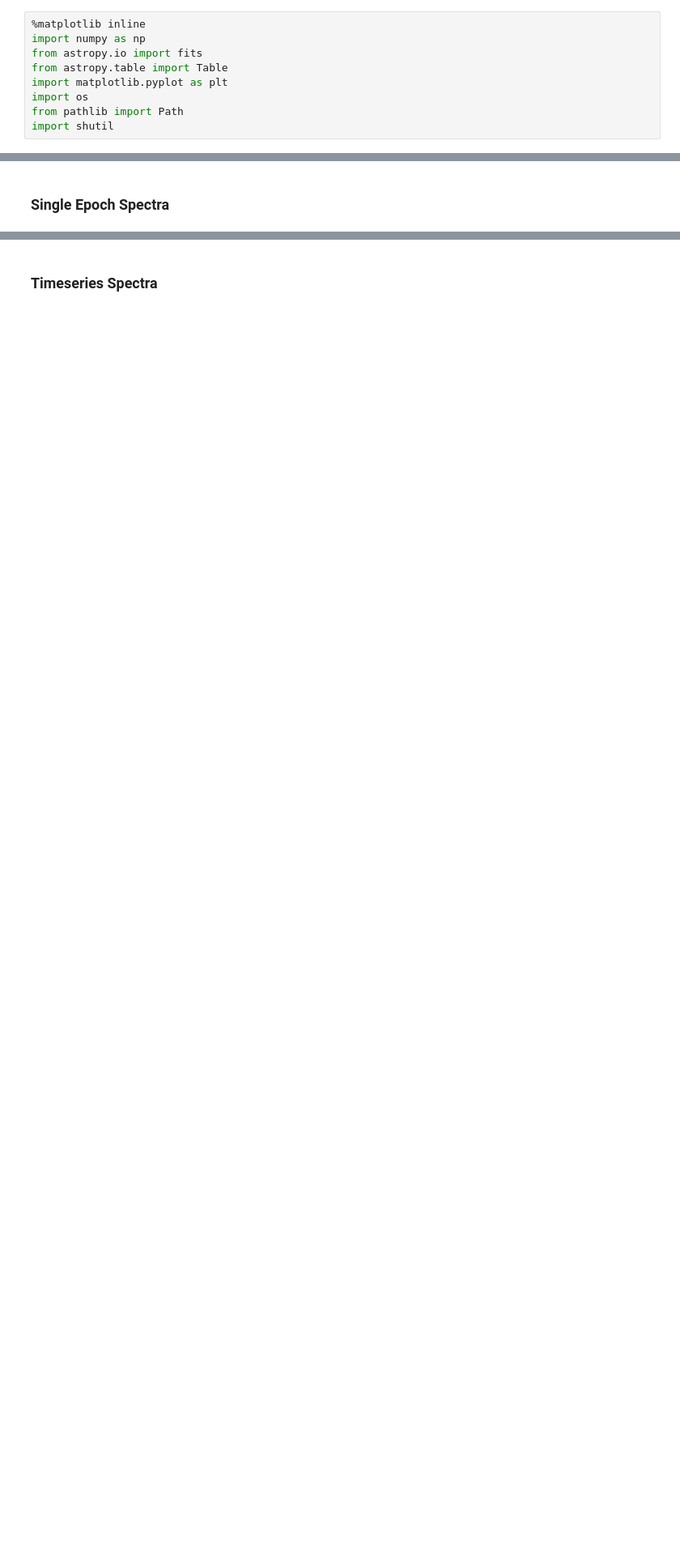
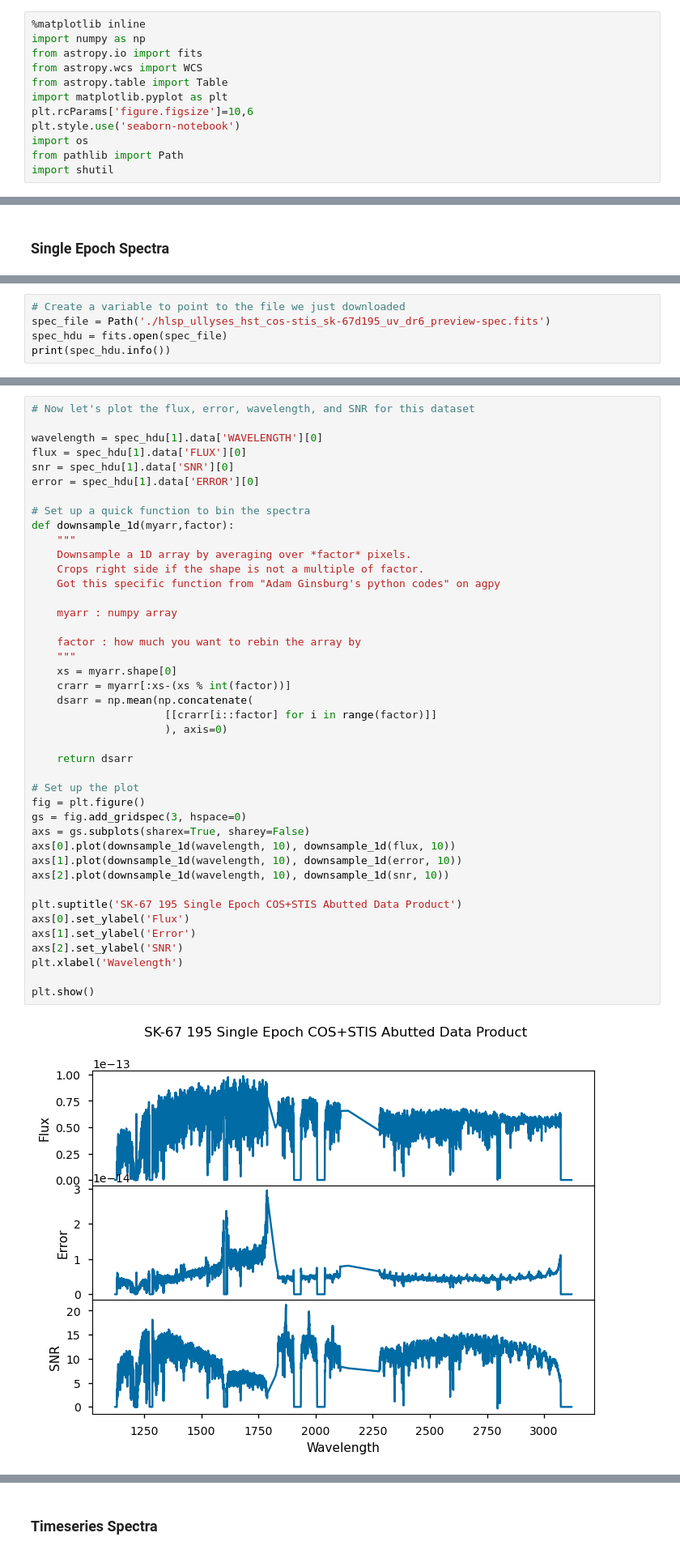
Before and after one commit to emsnyder/ullyses-fork, a Jupyter notebook: notebooks/ullyses-walkthrough.ipynb, the cells around one changed output, grey strips where cells are left out. Shown at 81% size. Cells and saved outputs as stored; diff of their text form; blank space fills up the shorter version.

Commit message:
added examples with real datasets

```diff
--- a/notebooks/ullyses-walkthrough.ipynb
+++ b/notebooks/ullyses-walkthrough.ipynb
@@ -55,8 +48,11 @@ Describe the libraries we're using here. If there's something unusual, explain w
 %matplotlib inline
 import numpy as np
 from astropy.io import fits
+from astropy.wcs import WCS
 from astropy.table import Table
 import matplotlib.pyplot as plt
+plt.rcParams['figure.figsize']=10,6
+plt.style.use('seaborn-notebook')
 import os
 from pathlib import Path
 import shutil
@@ -111,0 +159,5 @@ Spectral data and information is stored in two BINTABLE extensions:
+# %%
+# Create a variable to point to the file we just downloaded
+spec_file = Path('./hlsp_ullyses_hst_cos-stis_sk-67d195_uv_dr6_preview-spec.fits')
+spec_hdu = fits.open(spec_file)
+print(spec_hdu.info())
@@ -111,0 +195,44 @@ Spectral data and information is stored in two BINTABLE extensions:
+# %%
+# Now let's plot the flux, error, wavelength, and SNR for this dataset
+
+wavelength = spec_hdu[1].data['WAVELENGTH'][0]
+flux = spec_hdu[1].data['FLUX'][0]
+snr = spec_hdu[1].data['SNR'][0]
+error = spec_hdu[1].data['ERROR'][0]
+
+# Set up a quick function to bin the spectra
+def downsample_1d(myarr,factor):
+    """
+    Downsample a 1D array by averaging over *factor* pixels.
+    Crops right side if the shape is not a multiple of factor.
+    Got this specific function from "Adam Ginsburg's python codes" on agpy
+
+    myarr : numpy array
+
+    factor : how much you want to rebin the array by
+    """
+    xs = myarr.shape[0]
+    crarr = myarr[:xs-(xs % int(factor))]
+    dsarr = np.mean(np.concatenate(
+                     [[crarr[i::factor] for i in range(factor)]]
+                     ), axis=0)
+
+    return dsarr
+
+# Set up the plot
+fig = plt.figure()
+gs = fig.add_gridspec(3, hspace=0)
+axs = gs.subplots(sharex=True, sharey=False)
+axs[0].plot(downsample_1d(wavelength, 10), downsample_1d(flux, 10))
+axs[1].plot(downsample_1d(wavelength, 10), downsample_1d(error, 10))
+axs[2].plot(downsample_1d(wavelength, 10), downsample_1d(snr, 10))
+
+plt.suptitle('SK-67 195 Single Epoch COS+STIS Abutted Data Product')
+axs[0].set_ylabel('Flux')
+axs[1].set_ylabel('Error')
+axs[2].set_ylabel('SNR')
+plt.xlabel('Wavelength')
+
+plt.show()
+# %% [output]
+[figure, added]
```
Also changed, not shown: parts of 42 cells of this notebook.
